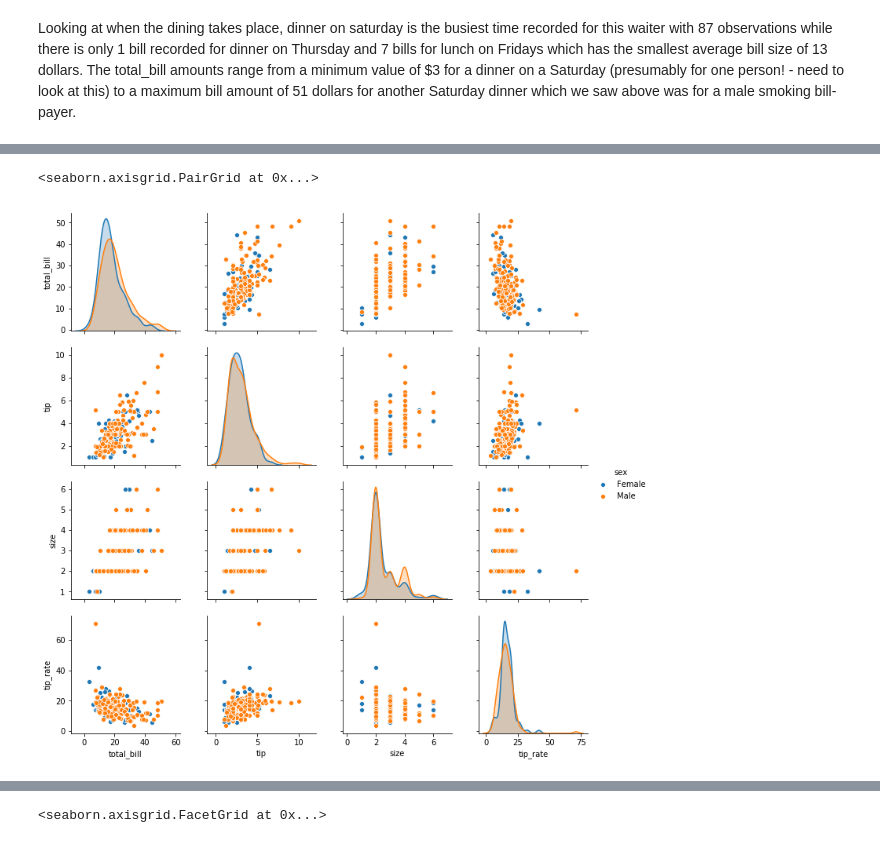
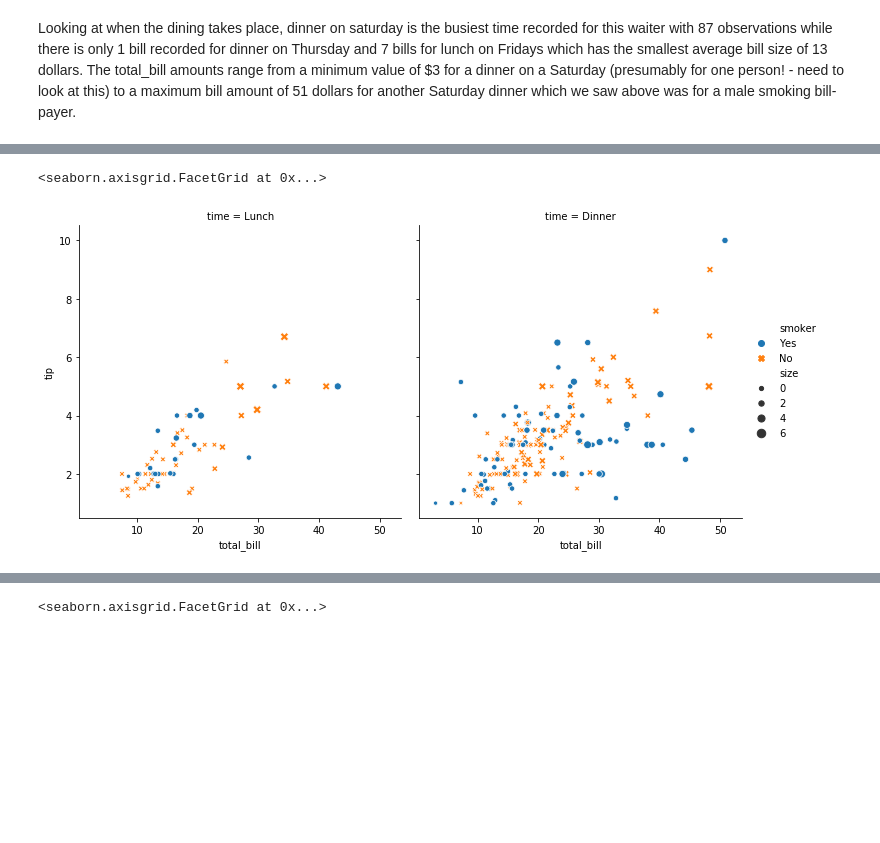
Before and after one commit to angela1C/Fundamentals-of-Data-Analysis-Project-2019, a Jupyter notebook: tips-project.ipynb, the cells around one changed output, grey strips where cells are left out. Saved outputs shown, nothing was run; the diff lists cells and outputs as text; code cells hidden in the pictures; blank space fills up the shorter version.

```diff
--- a/tips-project.ipynb
+++ b/tips-project.ipynb
@@ -655,5 +673,0 @@ sns.pairplot(df, hue = "time")
-# %%
-sns.pairplot(df, hue = "sex")
-# %% [output]
-<seaborn.axisgrid.PairGrid at 0x...>
-[figure, removed]
@@ -661,0 +674,10 @@ sns.pairplot(df, hue = "sex")
+# %%
+# running the  example code above
+
+tips = sns.load_dataset("tips")
+sns.relplot(x="total_bill", y="tip", col="time",
+            hue="smoker", style="smoker", size="size",
+            data=tips)
+# %% [output]
+<seaborn.axisgrid.FacetGrid at 0x...>
+[figure, added]
```
Also changed, not shown: parts of 36 cells of this notebook.
